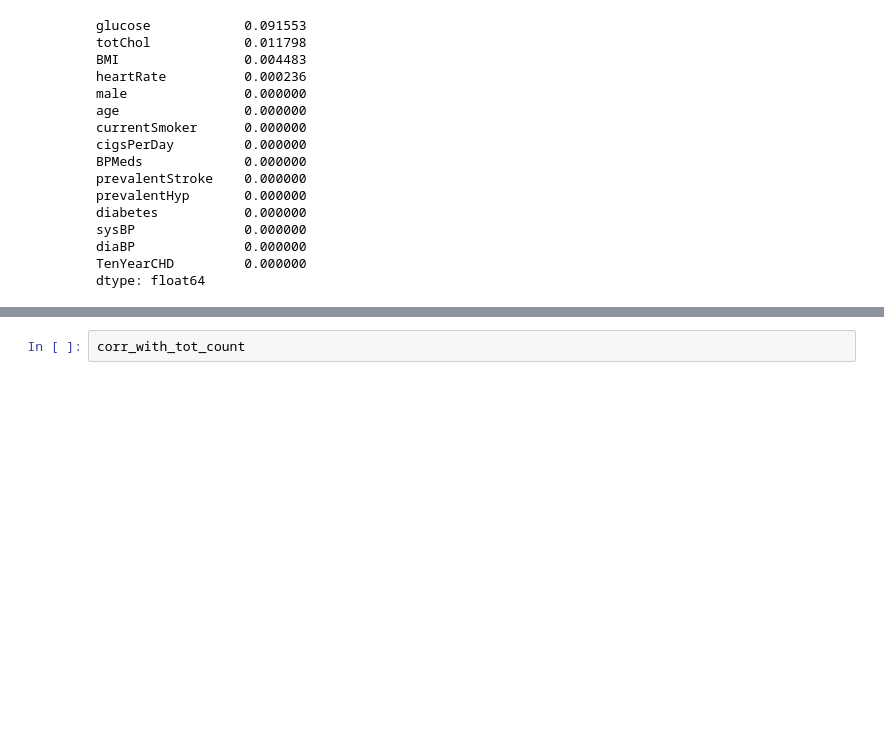
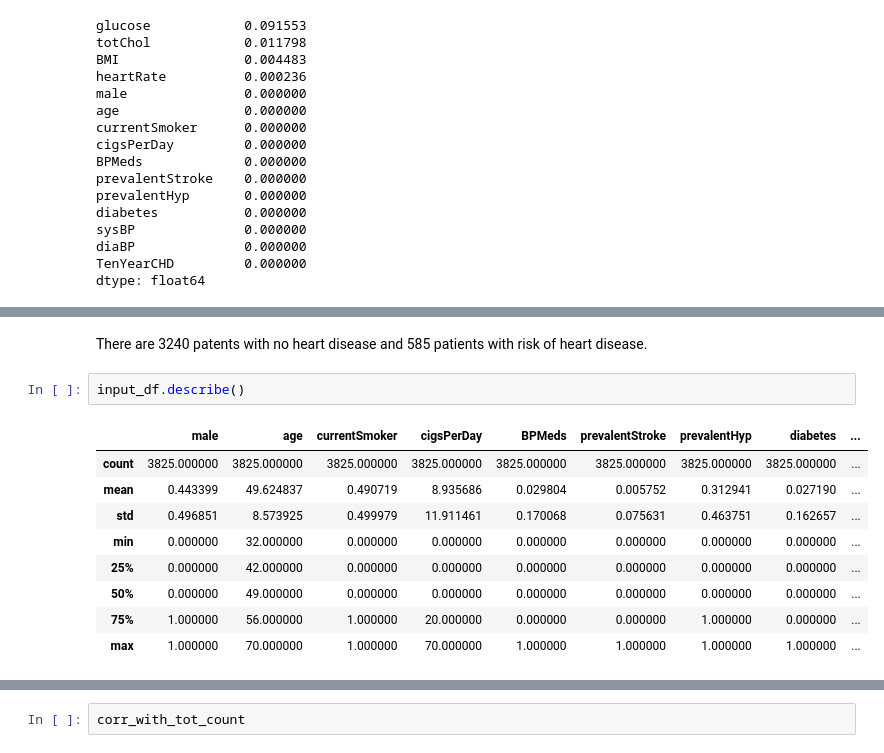
Before and after one commit to dilruu89/Kaggle, a Jupyter notebook: 01-logistic-regression-heart-desease.ipynb, the cells around one changed output, grey strips where cells are left out. Saved outputs shown, nothing was run; the diff lists cells and outputs as text; blank space fills up the shorter version.

```diff
--- a/01-logistic-regression-heart-desease.ipynb
+++ b/01-logistic-regression-heart-desease.ipynb
@@ -151,0 +157,14 @@ Correlation between the predictors and the target varialbe.
+# %% [markdown]
+There are 3240 patents with no heart disease and 585 patients with risk of heart disease.
+# %%
+input_df.describe()
+# %% [output]
+|  | male | age | currentSmoker | cigsPerDay | BPMeds | prevalentStroke | prevalentHyp | diabetes | ... |
+| count | 3825.000000 | 3825.000000 | 3825.000000 | 3825.000000 | 3825.000000 | 3825.000000 | 3825.000000 | 3825.000000 | ... |
+| mean | 0.443399 | 49.624837 | 0.490719 | 8.935686 | 0.029804 | 0.005752 | 0.312941 | 0.027190 | ... |
+| std | 0.496851 | 8.573925 | 0.499979 | 11.911461 | 0.170068 | 0.075631 | 0.463751 | 0.162657 | ... |
+| min | 0.000000 | 32.000000 | 0.000000 | 0.000000 | 0.000000 | 0.000000 | 0.000000 | 0.000000 | ... |
+| 25% | 0.000000 | 42.000000 | 0.000000 | 0.000000 | 0.000000 | 0.000000 | 0.000000 | 0.000000 | ... |
+| 50% | 0.000000 | 49.000000 | 0.000000 | 0.000000 | 0.000000 | 0.000000 | 0.000000 | 0.000000 | ... |
+| 75% | 1.000000 | 56.000000 | 1.000000 | 20.000000 | 0.000000 | 0.000000 | 1.000000 | 0.000000 | ... |
+| max | 1.000000 | 70.000000 | 1.000000 | 70.000000 | 1.000000 | 1.000000 | 1.000000 | 1.000000 | ... |
```
Also changed, not shown: parts of 43 cells of this notebook.
